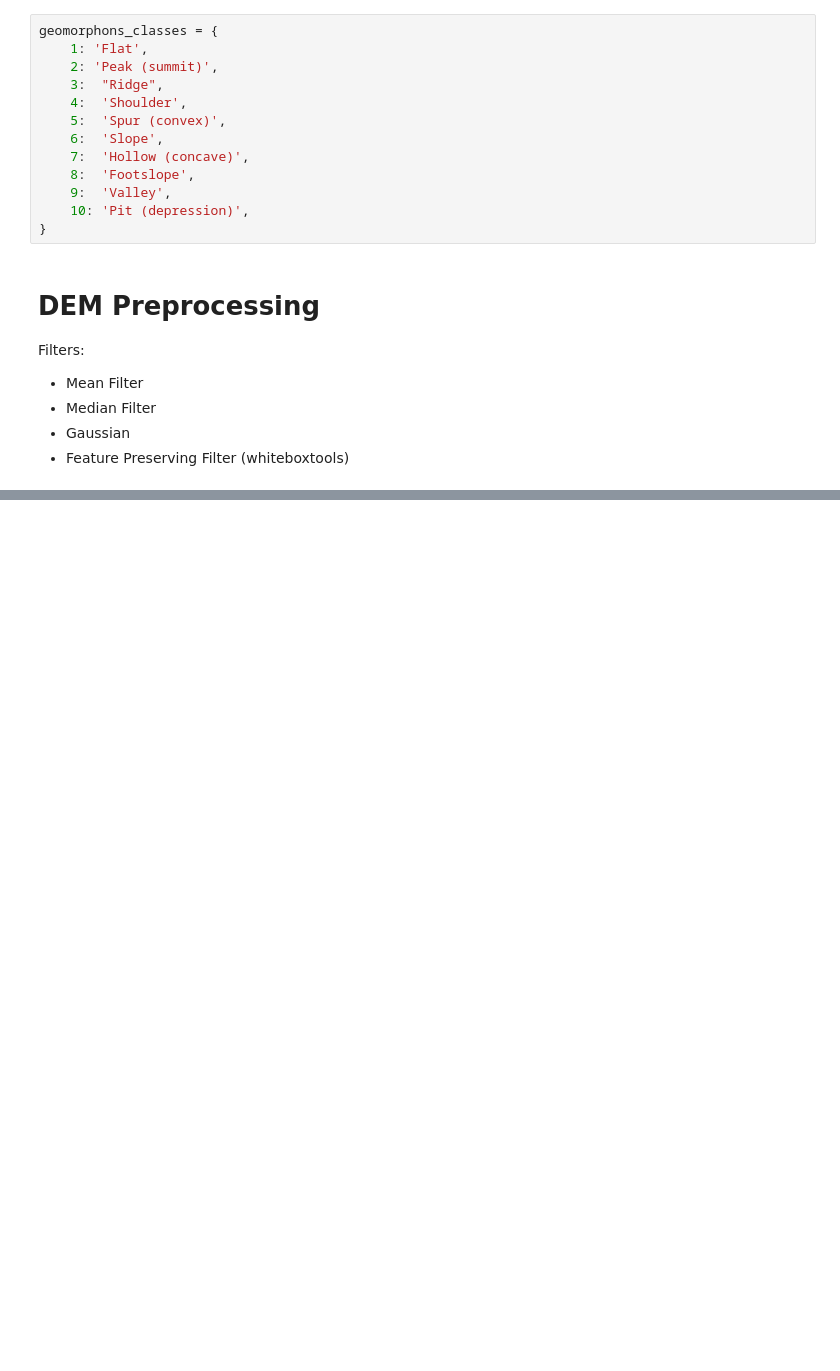
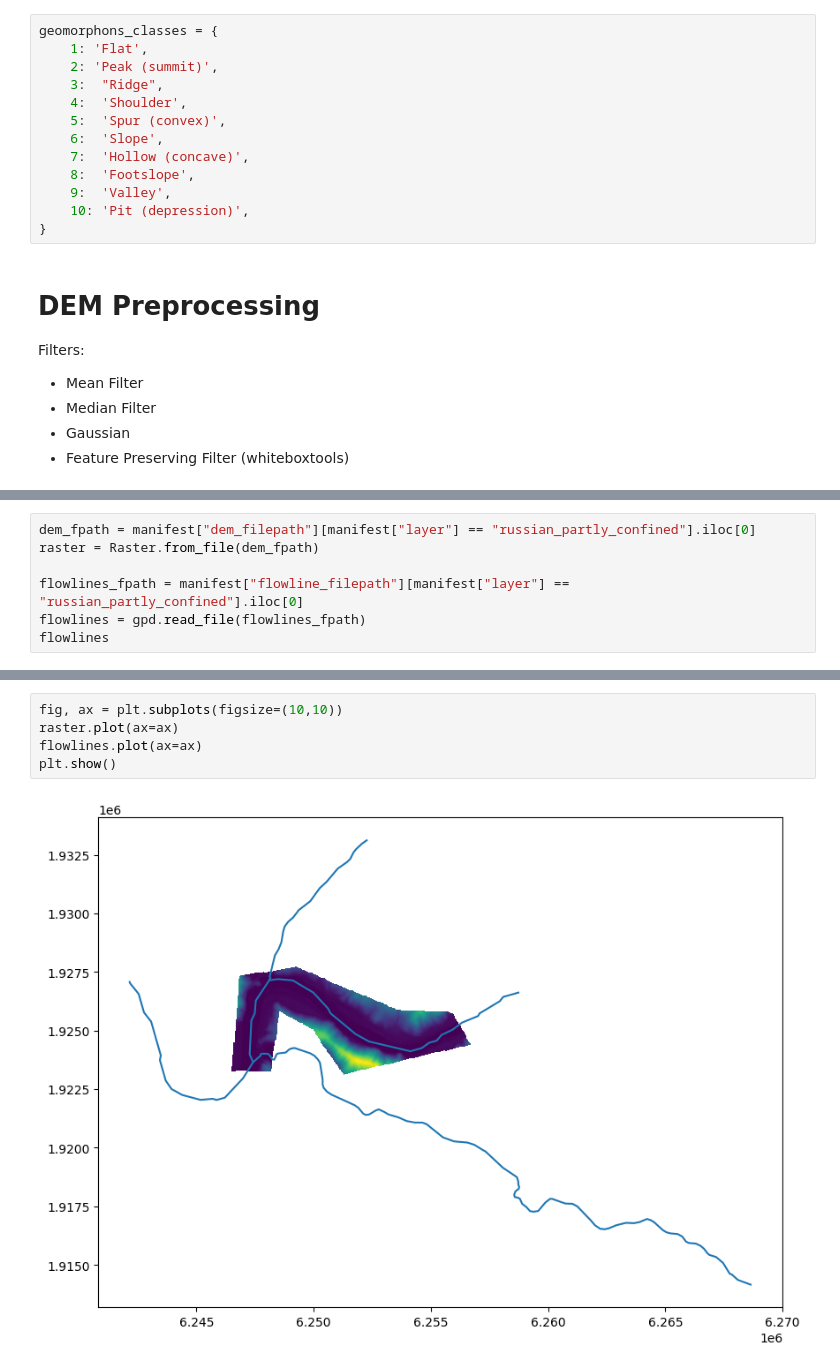
Before and after one commit to avkoehl/valleys, a Jupyter notebook: notebooks/Valley_Bottom_Extraction.ipynb, the cells around one changed output, grey strips where cells are left out. Cells and saved outputs as stored; diff of their text form; blank space fills up the shorter version.

```diff
--- a/notebooks/Valley_Bottom_Extraction.ipynb
+++ b/notebooks/Valley_Bottom_Extraction.ipynb
@@ -353,0 +424,7 @@ filtered = scipy.ndimage.gaussian_filter(test_raster.data, sigma)
+# %%
+dem_fpath = manifest["dem_filepath"][manifest["layer"] == "russian_partly_confined"].iloc[0]
+raster = Raster.from_file(dem_fpath)
+
+flowlines_fpath = manifest["flowline_filepath"][manifest["layer"] == "russian_partly_confined"].iloc[0]
+flowlines = gpd.read_file(flowlines_fpath)
+flowlines
@@ -353,0 +440,7 @@ filtered = scipy.ndimage.gaussian_filter(test_raster.data, sigma)
+# %%
+fig, ax = plt.subplots(figsize=(10,10))
+raster.plot(ax=ax)
+flowlines.plot(ax=ax)
+plt.show()
+# %% [output]
+[figure, added]
```
Also changed, not shown: parts of 19 cells of this notebook, 4 other files.
